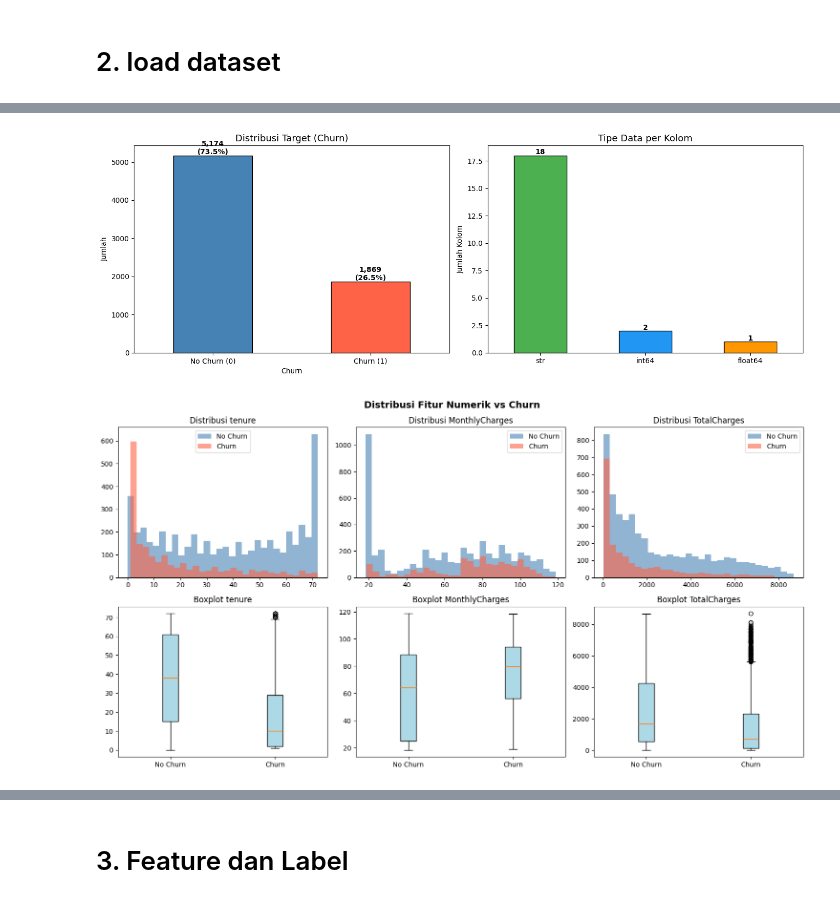
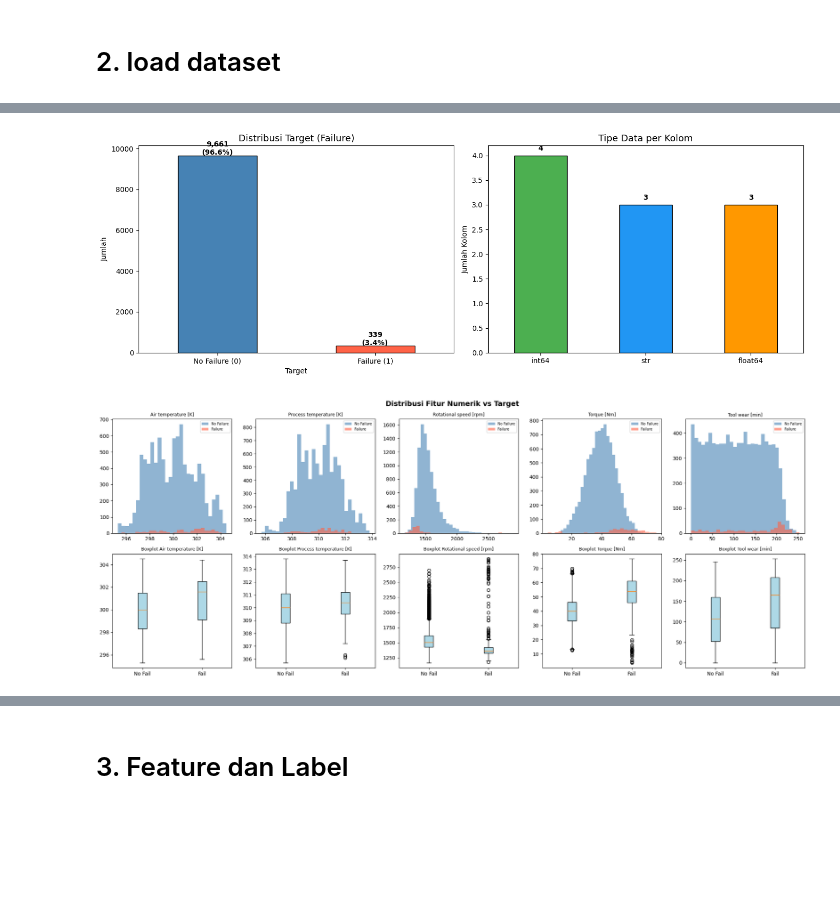
Before and after one commit to Qorrykharismayani/Tugas-Besar-Machine-Learning, a Jupyter notebook: notebooks/model_rf.ipynb, the cells around one changed output, grey strips where cells are left out. Saved outputs shown, nothing was run; the diff lists cells and outputs as text; code cells hidden in the pictures; blank space fills up the shorter version.

```diff
--- a/notebooks/model_rf.ipynb
+++ b/notebooks/model_rf.ipynb
@@ -31,14 +31,14 @@ print("✅ Library siap")
 # %% [markdown]
 # 2. load dataset
 # %%
-df = pd.read_csv('../data/WA_Fn-UseC_-Telco-Customer-Churn.csv')
+df = pd.read_csv('../data/predictive_maintenance.csv')
 
 print("Shape:", df.shape)
 print("\nMissing Values:")
 print(df.isnull().sum())
 print("\nTarget Distribution:")
-print(df['Churn'].value_counts())
+print(df['Target'].value_counts())
 print("\nTarget Ratio:")
-print(df['Churn'].value_counts(normalize=True).round(3))
+print(df['Target'].value_counts(normalize=True).round(3))
 df.head()
 # %% [output]
@@ -114,20 +88,20 @@ None
 # %%
+# Distribusi target & tipe data
+
 fig, axes = plt.subplots(1, 2, figsize=(14, 5))
 
-# Plot 1: Target distribution
-df['Churn'].value_counts().plot(
+df['Target'].value_counts().plot(
     kind='bar', ax=axes[0],
     color=['steelblue', 'tomato'],
     edgecolor='black'
 )
-axes[0].set_title('Distribusi Target (Churn)', fontsize=13)
-axes[0].set_xticklabels(['No Churn (0)', 'Churn (1)'], rotation=0)
+axes[0].set_title('Distribusi Target (Failure)', fontsize=13)
+axes[0].set_xticklabels(['No Failure (0)', 'Failure (1)'], rotation=0)
 axes[0].set_ylabel('Jumlah')
-for i, v in enumerate(df['Churn'].value_counts()):
+for i, v in enumerate(df['Target'].value_counts()):
     axes[0].text(i, v + 30, f'{v:,}\n({v/len(df)*100:.1f}%)',
                  ha='center', fontweight='bold')
 
-# Plot 2: Tipe data per kolom
 dtype_counts = df.dtypes.value_counts()
 dtype_counts.plot(
     kind='bar', ax=axes[1],
@@ -143,42 +117,40 @@ for i, v in enumerate(dtype_counts):
 plt.tight_layout()
 plt.show()
 # %% [output]
-[figure, old version]
+[figure, new version]
 # %%
-# Convert TotalCharges dulu untuk visualisasi
-df_viz = df.copy()
-df_viz['TotalCharges'] = pd.to_numeric(df_viz['TotalCharges'], errors='coerce')
+# Distribusi fitur numerik vs target#
 
-num_cols_viz = ['tenure', 'MonthlyCharges', 'TotalCharges']
+num_cols_viz = ['Air temperature [K]', 'Process temperature [K]',
+                'Rotational speed [rpm]', 'Torque [Nm]', 'Tool wear [min]']
 
-fig, axes = plt.subplots(2, 3, figsize=(15, 8))
+n = len(num_cols_viz)
+fig, axes = plt.subplots(2, n, figsize=(4*n, 8))
 
 for i, col in enumerate(num_cols_viz):
-    # Histogram
     axes[0][i].hist(
-        df_viz[df_viz['Churn']=='No'][col].dropna(),
-        alpha=0.6, color='steelblue', label='No Churn', bins=30
+        df[df['Target'] == 0][col].dropna(),
+        alpha=0.6, color='steelblue', label='No Failure', bins=30
     )
     axes[0][i].hist(
-        df_viz[df_viz['Churn']=='Yes'][col].dropna(),
-        alpha=0.6, color='tomato', label='Churn', bins=30
+        df[df['Target'] == 1][col].dropna(),
+        alpha=0.6, color='tomato', label='Failure', bins=30
     )
-    axes[0][i].set_title(f'Distribusi {col}')
-    axes[0][i].legend()
+    axes[0][i].set_title(f'{col}', fontsize=9)
+    axes[0][i].legend(fontsize=7)
 
-    # Boxplot
     data_plot = [
-        df_viz[df_viz['Churn']=='No'][col].dropna(),
-        df_viz[df_viz['Churn']=='Yes'][col].dropna()
+        df[df['Target'] == 0][col].dropna(),
+        df[df['Target'] == 1][col].dropna()
     ]
-    axes[1][i].boxplot(data_plot, labels=['No Churn', 'Churn'],
+    axes[1][i].boxplot(data_plot, labels=['No Fail', 'Fail'],
                        patch_artist=True,
                        boxprops=dict(facecolor='lightblue'))
-    axes[1][i].set_title(f'Boxplot {col}')
+    axes[1][i].set_title(f'Boxplot {col}', fontsize=9)
 
-plt.suptitle('Distribusi Fitur Numerik vs Churn', fontsize=14, fontweight='bold')
+plt.suptitle('Distribusi Fitur Numerik vs Target', fontsize=14, fontweight='bold')
 plt.tight_layout()
 plt.show()
 # %% [output]
-[figure, old version]
+[figure, new version]
 # %%
```
Also changed, not shown: parts of 19 cells of this notebook, 5 other files.
